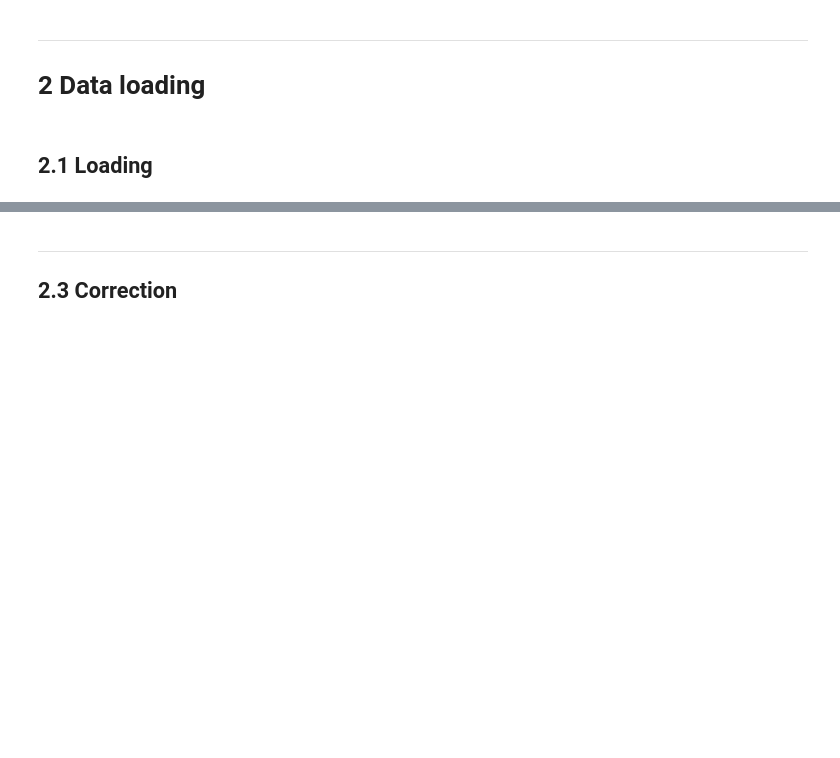
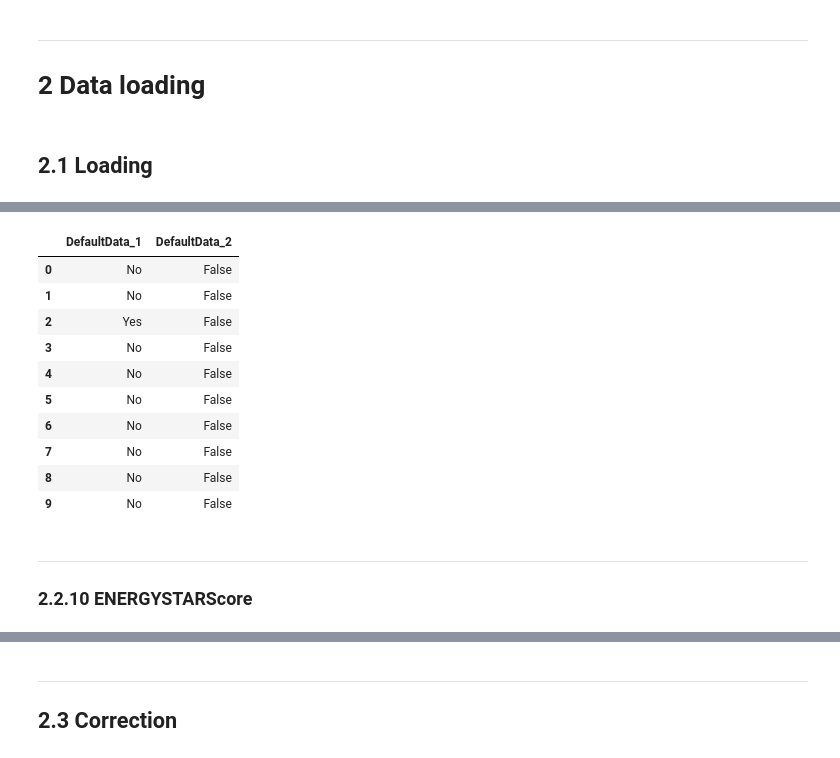
Before and after one commit to curiousmindflow/oc-ml-p3, a Jupyter notebook: preparation.ipynb, the cells around one changed output, grey strips where cells are left out. Saved outputs shown, nothing was run; the diff lists cells and outputs as text; code cells hidden in the pictures; blank space fills up the shorter version.

```diff
--- a/preparation.ipynb
+++ b/preparation.ipynb
@@ -154,0 +262,2 @@ data2[data2.columns.difference(inter_cols)].columns
+# %%
+data2.drop(columns=[feature], inplace=True)
@@ -154,0 +267,2 @@ data2[data2.columns.difference(inter_cols)].columns
+# %%
+feature = "City Council Districts"
@@ -154,0 +281,2 @@ data2[data2.columns.difference(inter_cols)].columns
+# %%
+data.drop(columns=[feature], inplace=True)
@@ -154,0 +333,2 @@ data2[data2.columns.difference(inter_cols)].columns
+# %%
+feature = "DefaultData"
@@ -154,0 +343,17 @@ data2[data2.columns.difference(inter_cols)].columns
+# %%
+head_several(feature, 10, data, data2)
+# %% [output]
+|  | DefaultData_1 | DefaultData_2 |
+| 0 | No | False |
+| 1 | No | False |
+| 2 | Yes | False |
+| 3 | No | False |
+| 4 | No | False |
+| 5 | No | False |
+| 6 | No | False |
+| 7 | No | False |
+| 8 | No | False |
+| 9 | No | False |
+# %% [markdown]
+***
+### 2.2.10 ENERGYSTARScore
```
Also changed, not shown: parts of 57 cells of this notebook.
